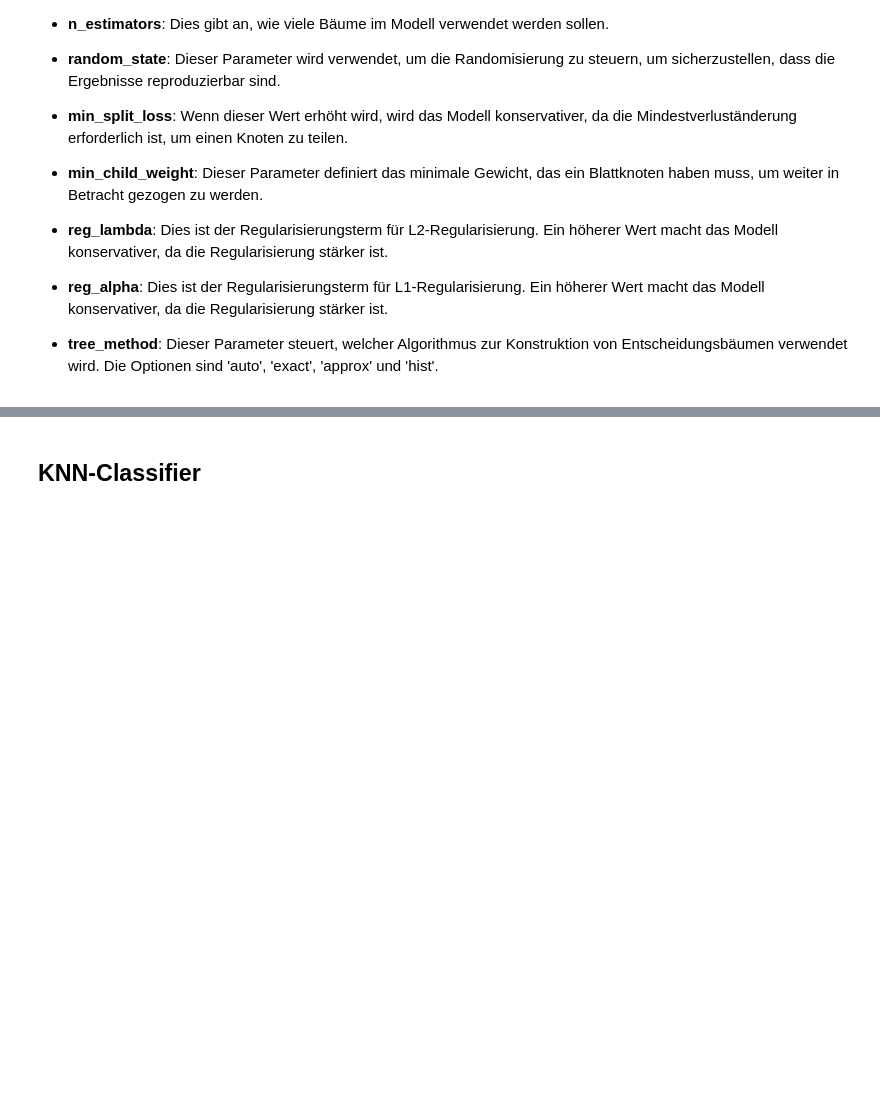
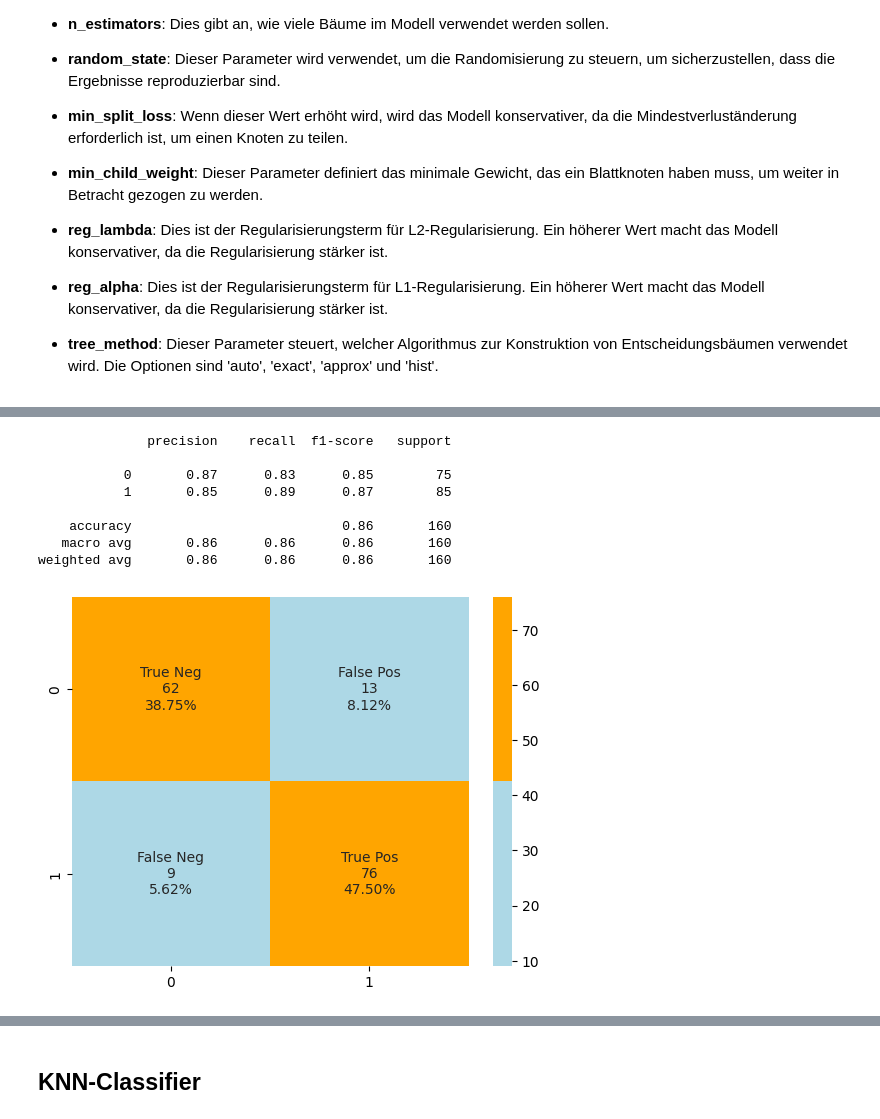
Before and after one commit to timonoessler/DataExplorationProject, a Jupyter notebook: src/Data_explo.ipynb, the cells around one changed output, grey strips where cells are left out. Drawn from its saved outputs; the diff is of its cells as text; code cells hidden in the pictures; blank space fills up the shorter version.

```diff
--- a/src/Data_explo.ipynb
+++ b/src/Data_explo.ipynb
@@ -371,3 +382,16 @@ MlflowException: API request to http://localhost:8080/api/2.0/mlflow/experiments
+# %%
+# Model Evaluation on the test set
+model_evaluation(classifier_xgb,x_test,y_test)
+# %% [output]
+              precision    recall  f1-score   support
+
+           0       0.87      0.83      0.85        75
+           1       0.85      0.89      0.87        85
+
+    accuracy                           0.86       160
+   macro avg       0.86      0.86      0.86       160
+weighted avg       0.86      0.86      0.86       160
+[figure, added]
 # %%
 # print importance of features
 for i in range(len(cols)):
```
Also changed, not shown: parts of 3 cells of this notebook, 1 other file.
